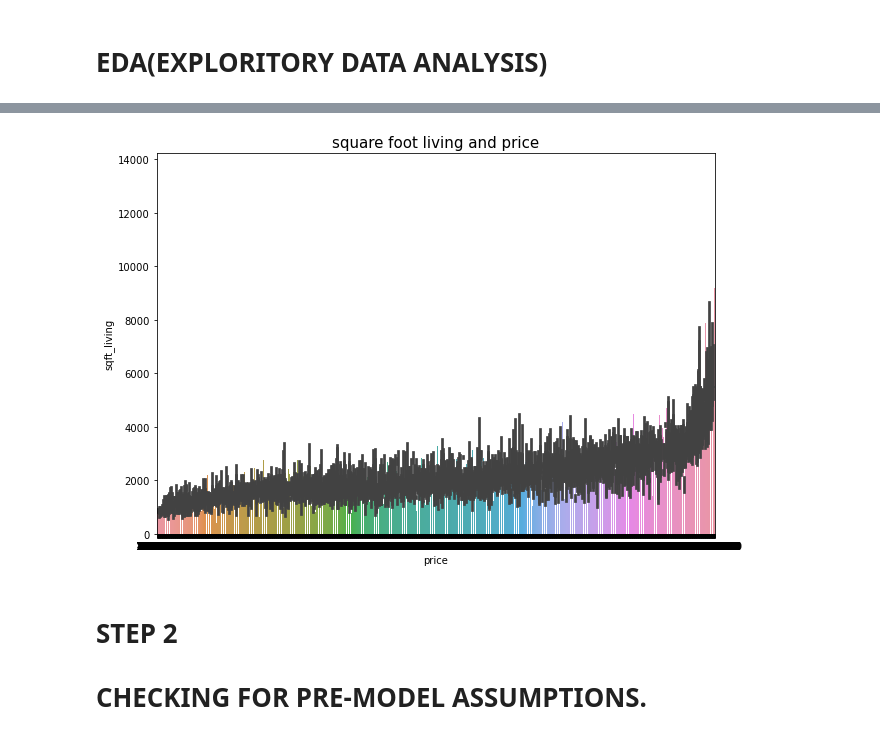
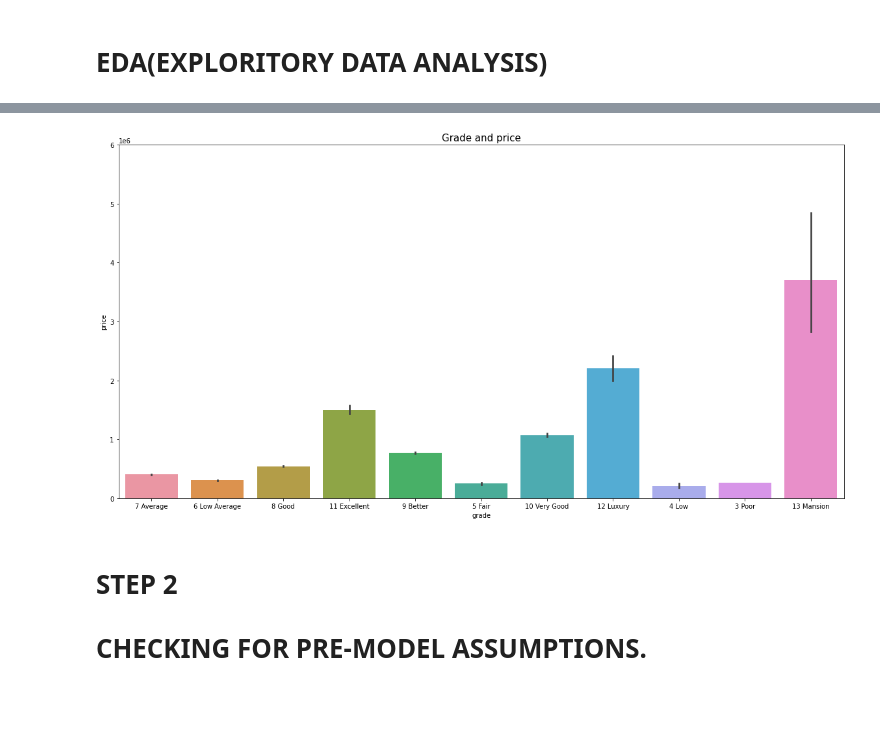
Before and after one commit to olamide-h/Phase-2Project, a Jupyter notebook: Mide.ipynb, the cells around one changed output, grey strips where cells are left out. Drawn from its saved outputs; the diff is of its cells as text; code cells hidden in the pictures; blank space fills up the shorter version.

Commit message:
graphs

```diff
--- a/Mide.ipynb
+++ b/Mide.ipynb
@@ -98,13 +124,14 @@ plt.figure(figsize=(10,7))
 sns.scatterplot(df['view'], df['price'])
 plt.title('House View and Price', fontsize=12, fontname='silom')
 # %%
-plt.figure(figsize=(10,7))
-x = df['price']
-y = df['sqft_living']
+fig, ax = plt.subplots(figsize =(20,10))
+y = df['price']
+x = df['grade']
 sns.barplot(x,y)
-plt.title('square foot living and price', fontsize=15, fontname='silom');
+ax.set_ylim(bottom=0,top=6000000)
+plt.title('Grade and price', fontsize=15, fontname='silom');
 # %% [output]
-[figure, old version]
+[figure, new version]
 # %% [markdown]
 #  STEP 2
 # CHECKING  FOR PRE-MODEL ASSUMPTIONS.
```
Also changed, not shown: parts of 2 cells of this notebook.
